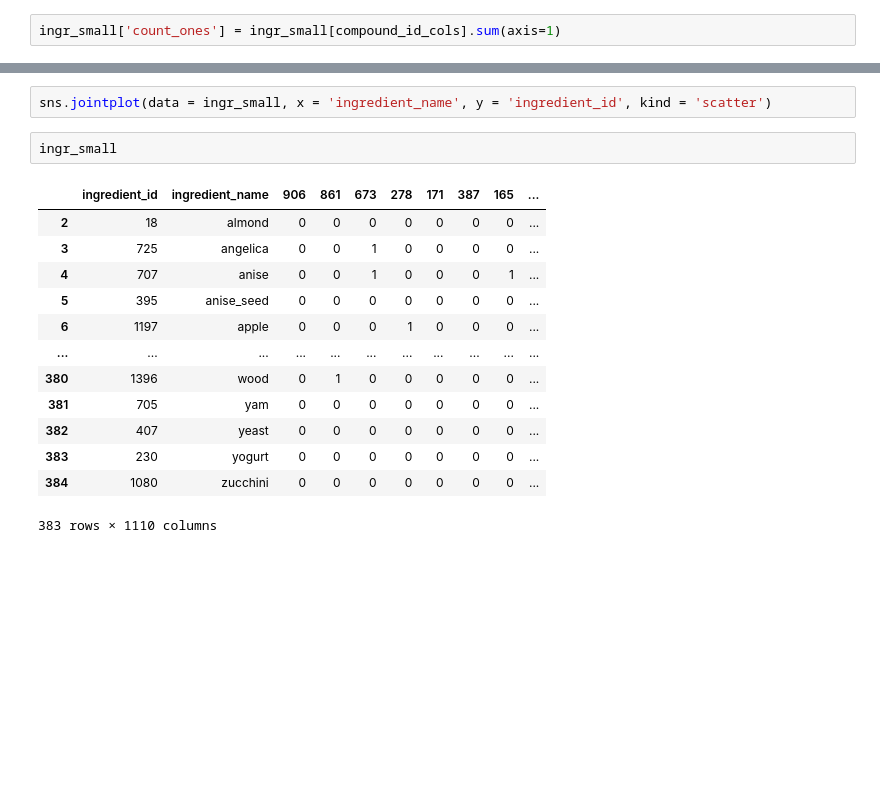
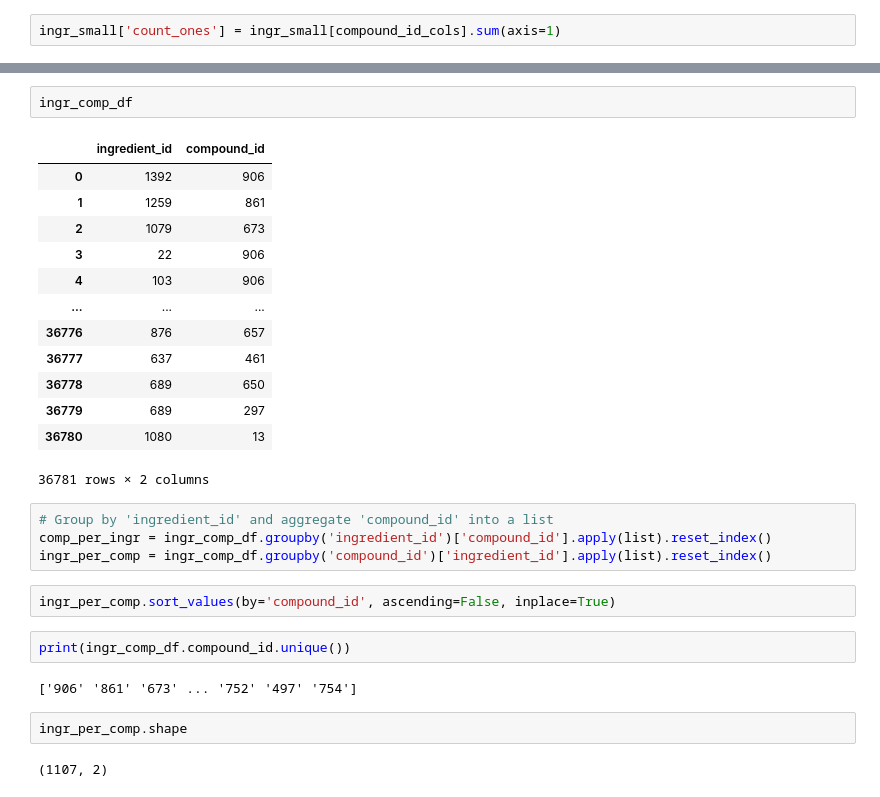
Before and after one commit to leerkin/recipe_generator_capstone, a Jupyter notebook: Flavour Network.ipynb, the cells around one changed output, grey strips where cells are left out. Saved outputs shown, nothing was run; the diff lists cells and outputs as text; blank space fills up the shorter version.

Commit message:
added slised ingredients df with list of ingredients and compounds per recipe

```diff
--- a/Flavour Network.ipynb
+++ b/Flavour Network.ipynb
@@ -315,18 +324,30 @@ ingr_small['count_ones'] = ingr_small[compound_id_cols].sum(axis=1)
-# %%
-sns.jointplot(data = ingr_small, x = 'ingredient_name', y = 'ingredient_id', kind = 'scatter')
 # %%
-ingr_small
+ingr_comp_df
 # %% [output]
-|  | ingredient_id | ingredient_name | 906 | 861 | 673 | 278 | 171 | 387 | 165 | ... |
-| 2 | 18 | almond | 0 | 0 | 0 | 0 | 0 | 0 | 0 | ... |
-| 3 | 725 | angelica | 0 | 0 | 1 | 0 | 0 | 0 | 0 | ... |
-| 4 | 707 | anise | 0 | 0 | 1 | 0 | 0 | 0 | 1 | ... |
-| 5 | 395 | anise_seed | 0 | 0 | 0 | 0 | 0 | 0 | 0 | ... |
-| 6 | 1197 | apple | 0 | 0 | 0 | 1 | 0 | 0 | 0 | ... |
-| ... | ... | ... | ... | ... | ... | ... | ... | ... | ... | ... |
-| 380 | 1396 | wood | 0 | 1 | 0 | 0 | 0 | 0 | 0 | ... |
-| 381 | 705 | yam | 0 | 0 | 0 | 0 | 0 | 0 | 0 | ... |
-| 382 | 407 | yeast | 0 | 0 | 0 | 0 | 0 | 0 | 0 | ... |
-| 383 | 230 | yogurt | 0 | 0 | 0 | 0 | 0 | 0 | 0 | ... |
-| 384 | 1080 | zucchini | 0 | 0 | 0 | 0 | 0 | 0 | 0 | ... |
+|  | ingredient_id | compound_id |
+| 0 | 1392 | 906 |
+| 1 | 1259 | 861 |
+| 2 | 1079 | 673 |
+| 3 | 22 | 906 |
+| 4 | 103 | 906 |
+| ... | ... | ... |
+| 36776 | 876 | 657 |
+| 36777 | 637 | 461 |
+| 36778 | 689 | 650 |
+| 36779 | 689 | 297 |
+| 36780 | 1080 | 13 |
-383 rows × 1110 columns
+36781 rows × 2 columns
+# %%
+# Group by 'ingredient_id' and aggregate 'compound_id' into a list
+comp_per_ingr = ingr_comp_df.groupby('ingredient_id')['compound_id'].apply(list).reset_index()
+ingr_per_comp = ingr_comp_df.groupby('compound_id')['ingredient_id'].apply(list).reset_index()
+# %%
+ingr_per_comp.sort_values(by='compound_id', ascending=False, inplace=True)
+# %%
+print(ingr_comp_df.compound_id.unique())
+# %% [output]
+['906' '861' '673' ... '752' '497' '754']
+# %%
+ingr_per_comp.shape
+# %% [output]
+(1107, 2)
```
Also changed, not shown: parts of 46 cells of this notebook.
